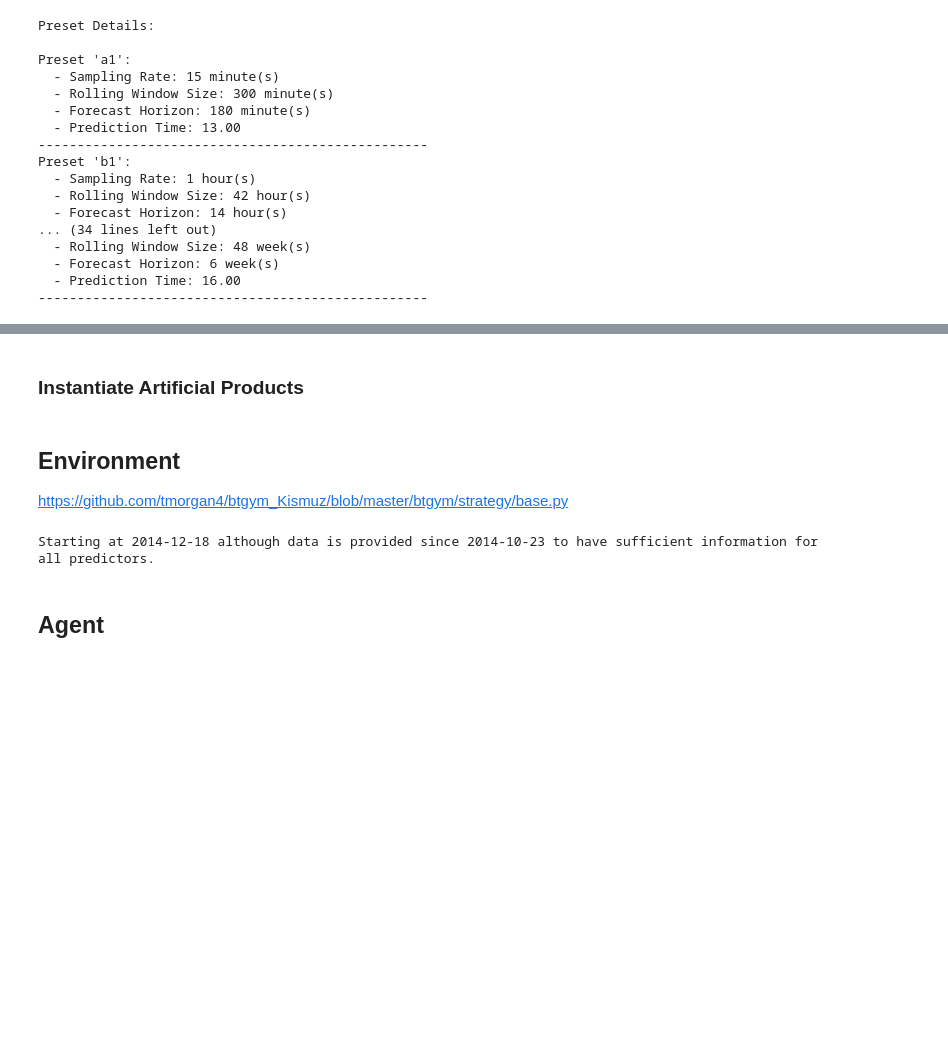
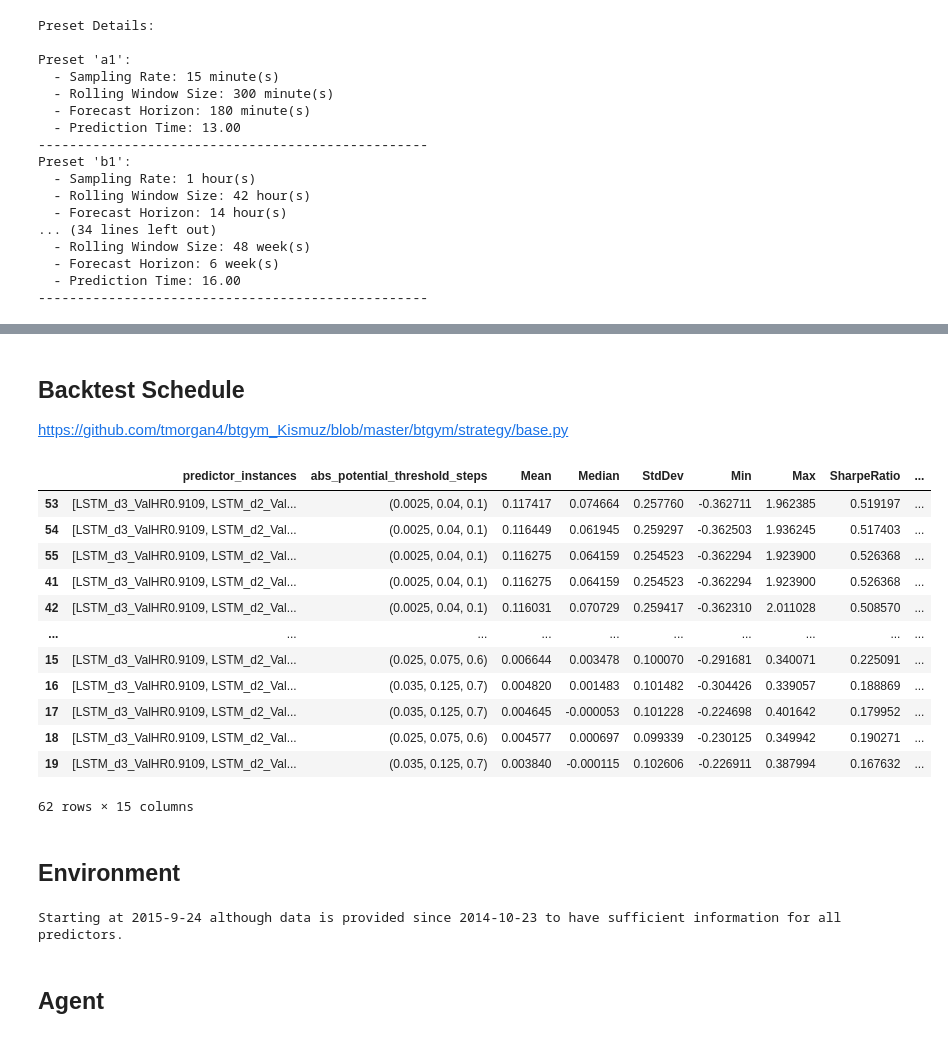
Before and after one commit to paulruesing/hybrid-rl-index-trading, a Jupyter notebook: notebooks/agent_dev.ipynb, the cells around one changed output, grey strips where cells are left out. Cells and saved outputs as stored; diff of their text form; code cells hidden in the pictures; blank space fills up the shorter version.

Commit message:
deployment / inference preparations

```diff
--- a/notebooks/agent_dev.ipynb
+++ b/notebooks/agent_dev.ipynb
@@ -57,6 +56,7 @@ ROOT = Path().resolve().parent
 DATA = ROOT / "data"
 DOWNLOADED_PRICES = DATA / "minutely_price_downloads"
 INTERPOLATED_PRICES = DATA / "interpolated_prices_dax"
+SCRAPED_RAW_DOWNLOADS = DATA / "scraped_raw_downloads"
 
 SAVED_MODELS = DATA / "saved_models"
 SAVED_LSTM_MODELS = SAVED_MODELS / "lstm"
@@ -64,11 +64,13 @@ SAVED_TF_MODELS = SAVED_MODELS / "transformer"
 
 SAVED_PORTFOLIOS = DATA / "portfolios"
 
+SAVED_BACKTESTS = DATA / "backtests"
+
 TRAINING_LOGS = ROOT / "output" / "rl_training_logs"
 
 PRIVATE_FILES = ROOT / "private"
 AV_API_KEY_FILE = PRIVATE_FILES / "Alpha Vantage API Key.txt"
 with open(AV_API_KEY_FILE) as file: AV_API_KEY = file.read()
 
-scenario : Literal['deployment', 'backtest'] = 'backtest'
+scenario : Literal['deployment', 'backtest'] = 'deployment'
 # %% [markdown]
@@ -174,2 +150,0 @@ Wikifolio trades ko-certificates from Societe Generale and HSBC.
-# %% [markdown]
-### Instantiate Artificial Products
@@ -207,4 +151,4 @@ Wikifolio trades ko-certificates from Societe Generale and HSBC.
 # %% [markdown]
-## Environment
+## Backtest Schedule
 https://github.com/tmorgan4/btgym_Kismuz/blob/master/btgym/strategy/base.py
 # %%
@@ -240,16 +183,35 @@ result_frame
+# %%
+previous_frame = pd.read_csv(filemgmt.most_recent_file(SAVED_BACKTESTS))
+previous_frame.sort_values(by='Mean', ascending=False)
+# %% [output]
+|  | predictor_instances | abs_potential_threshold_steps | Mean | Median | StdDev | Min | Max | SharpeRatio | ... |
+| 53 | [LSTM_d3_ValHR0.9109, LSTM_d2_Val... | (0.0025, 0.04, 0.1) | 0.117417 | 0.074664 | 0.257760 | -0.362711 | 1.962385 | 0.519197 | ... |
+| 54 | [LSTM_d3_ValHR0.9109, LSTM_d2_Val... | (0.0025, 0.04, 0.1) | 0.116449 | 0.061945 | 0.259297 | -0.362503 | 1.936245 | 0.517403 | ... |
+| 55 | [LSTM_d3_ValHR0.9109, LSTM_d2_Val... | (0.0025, 0.04, 0.1) | 0.116275 | 0.064159 | 0.254523 | -0.362294 | 1.923900 | 0.526368 | ... |
+| 41 | [LSTM_d3_ValHR0.9109, LSTM_d2_Val... | (0.0025, 0.04, 0.1) | 0.116275 | 0.064159 | 0.254523 | -0.362294 | 1.923900 | 0.526368 | ... |
+| 42 | [LSTM_d3_ValHR0.9109, LSTM_d2_Val... | (0.0025, 0.04, 0.1) | 0.116031 | 0.070729 | 0.259417 | -0.362310 | 2.011028 | 0.508570 | ... |
+| ... | ... | ... | ... | ... | ... | ... | ... | ... | ... |
+| 15 | [LSTM_d3_ValHR0.9109, LSTM_d2_Val... | (0.025, 0.075, 0.6) | 0.006644 | 0.003478 | 0.100070 | -0.291681 | 0.340071 | 0.225091 | ... |
+| 16 | [LSTM_d3_ValHR0.9109, LSTM_d2_Val... | (0.035, 0.125, 0.7) | 0.004820 | 0.001483 | 0.101482 | -0.304426 | 0.339057 | 0.188869 | ... |
+| 17 | [LSTM_d3_ValHR0.9109, LSTM_d2_Val... | (0.035, 0.125, 0.7) | 0.004645 | -0.000053 | 0.101228 | -0.224698 | 0.401642 | 0.179952 | ... |
+| 18 | [LSTM_d3_ValHR0.9109, LSTM_d2_Val... | (0.025, 0.075, 0.6) | 0.004577 | 0.000697 | 0.099339 | -0.230125 | 0.349942 | 0.190271 | ... |
+| 19 | [LSTM_d3_ValHR0.9109, LSTM_d2_Val... | (0.035, 0.125, 0.7) | 0.003840 | -0.000115 | 0.102606 | -0.226911 | 0.387994 | 0.167632 | ... |
+62 rows × 15 columns
+# %% [markdown]
+## Environment
 # %%
 env = RLTradingEnv(price_series=data_manager.env_interp_prices,
                    price_sampling_rate_minutes=data_manager.env_sampling_rate_minutes,
-                   predictor_instances=pred_manager.get_predictors_by_type_sorted(architecture='LSTM', preset_type='c2',
-                                                                                  return_instances=True, k_best=1),
+                   predictor_instances=pred_manager.get_predictors_by_type_sorted(architecture='LSTM',
+                                                                                  return_instances=True, k_best=3),
                    product_set=portfolio,
-                   trading_quantity_per_leverage_factor=1,
+                   trading_quantity_per_leverage_factor=2.5,
                    sell_opposite_direction_if_no_cash=True, sell_all_opposite_products_if_no_cash=True,
                    include_open_leverage_category=False,
-                   precalculate_predictor_observations=True,  # FALSE MAKES SENSE ONLY FOR REDUCED N_STEPS IN BACKTEST
+                   precalculate_predictor_observations=(scenario == 'backtest'),  # FALSE MAKES SENSE ONLY FOR REDUCED N_STEPS IN BACKTEST
                    leverage_categories=(1.0, 2.0, 3.0, 4.0, 5.0))  #, 5.5, 6.0, 6.5, 7.0))
 # %% [output]
-Starting at 2014-12-18 although data is provided since 2014-10-23 to have sufficient information for all predictors.
+Starting at 2015-9-24 although data is provided since 2014-10-23 to have sufficient information for all predictors.
 # %%
 #obs, _, _, _, info = env.step(3, track_portfolio_exposure=False)
 #print(obs)
```
Also changed, not shown: parts of 43 cells of this notebook, 1 other file.
